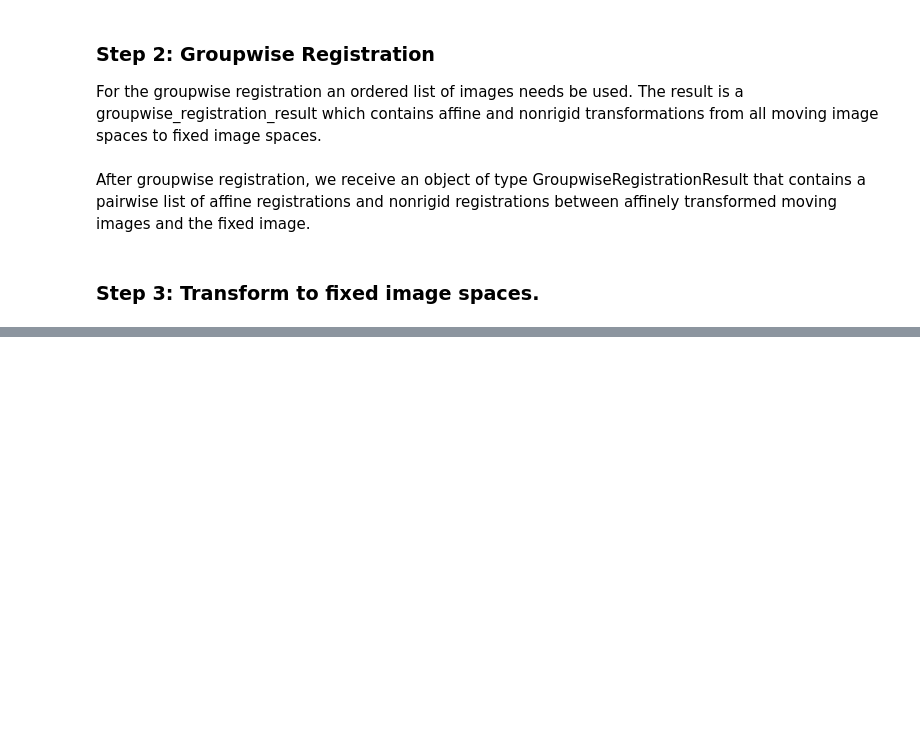
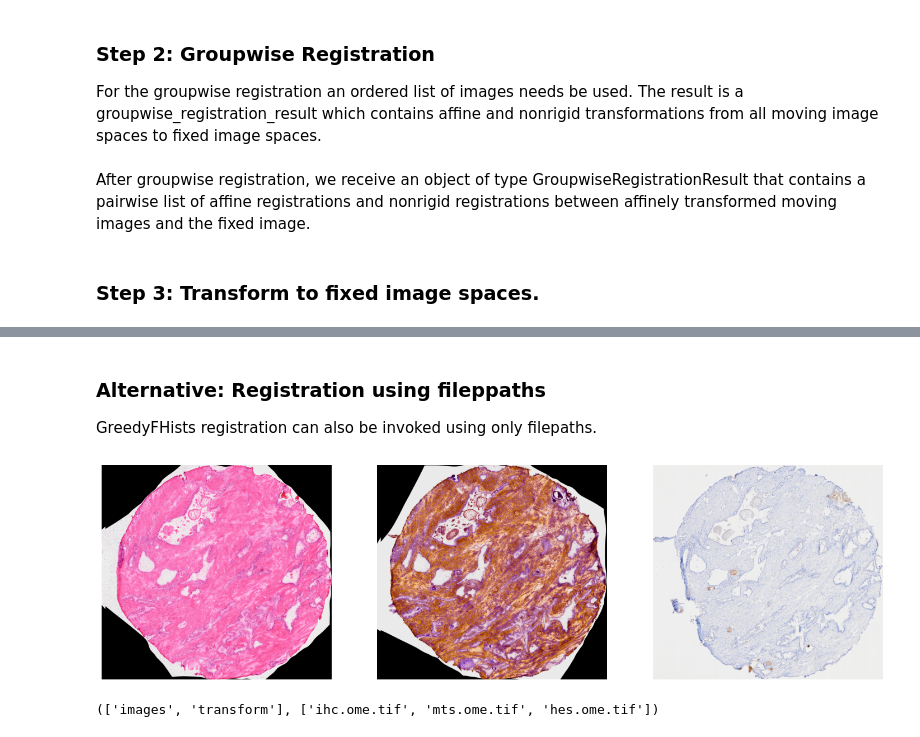
Before and after one commit to mwess/GreedyFHist, a Jupyter notebook: examples/notebooks/groupwise.ipynb, the cells around one changed output, grey strips where cells are left out. Drawn from its saved outputs; the diff is of its cells as text; code cells hidden in the pictures; blank space fills up the shorter version.

```diff
--- a/examples/notebooks/groupwise.ipynb
+++ b/examples/notebooks/groupwise.ipynb
@@ -10,6 +13,9 @@ import matplotlib.pyplot as plt
 from greedyfhist.data_types import Image
 from greedyfhist.registration import GreedyFHist
 from greedyfhist.options import RegistrationOptions
+# %%
+OUTPUT_DIR = 'out'
+Path(OUTPUT_DIR).mkdir(parents=True, exist_ok=True)
 # %%
 image_path1 = '../groupwise_examples/hes.tif'
 image_path2 = '../groupwise_examples/mts.tif'
@@ -88,0 +95,29 @@ axs[2].imshow(image3.data)
+# %% [markdown]
+### Alternative: Registration using fileppaths
+
+GreedyFHists registration can also be invoked using only filepaths.
+# %%
+image_path1 = '../groupwise_examples/hes.tif'
+image_path2 = '../groupwise_examples/mts.tif'
+image_path3 = '../groupwise_examples/ihc.tif'
+
+target_directory = join(OUTPUT_DIR, 'groupwise_reg_dir')
+# %%
+registerer = GreedyFHist(path_to_greedy=path_to_greedy, use_docker_container=use_docker_container)
+# %%
+image_path_list = [image_path1, image_path2, image_path3]
+groupwise_reg_result, warped_images = registerer.groupwise_registration_from_filepaths(image_path_list,
+                                                 target_directory)
+# %%
+# Note that images in this example differ slightly between this and the previous example in the white background area.
+# This is due to how the transformations were applied differently.
+fig, axs = plt.subplots(1, 3, figsize=(18, 6))
+for i, img in enumerate(warped_images):
+    axs[i].imshow(img)
+    axs[i].axis('off')
+# %% [output]
+[figure, added]
+# %%
+os.listdir(target_directory), os.listdir(join(target_directory, 'images'))
+# %% [output]
+(['images', 'transform'], ['ihc.ome.tif', 'mts.ome.tif', 'hes.ome.tif'])
```
Also changed, not shown: parts of 3 cells of this notebook, 9 other files.
